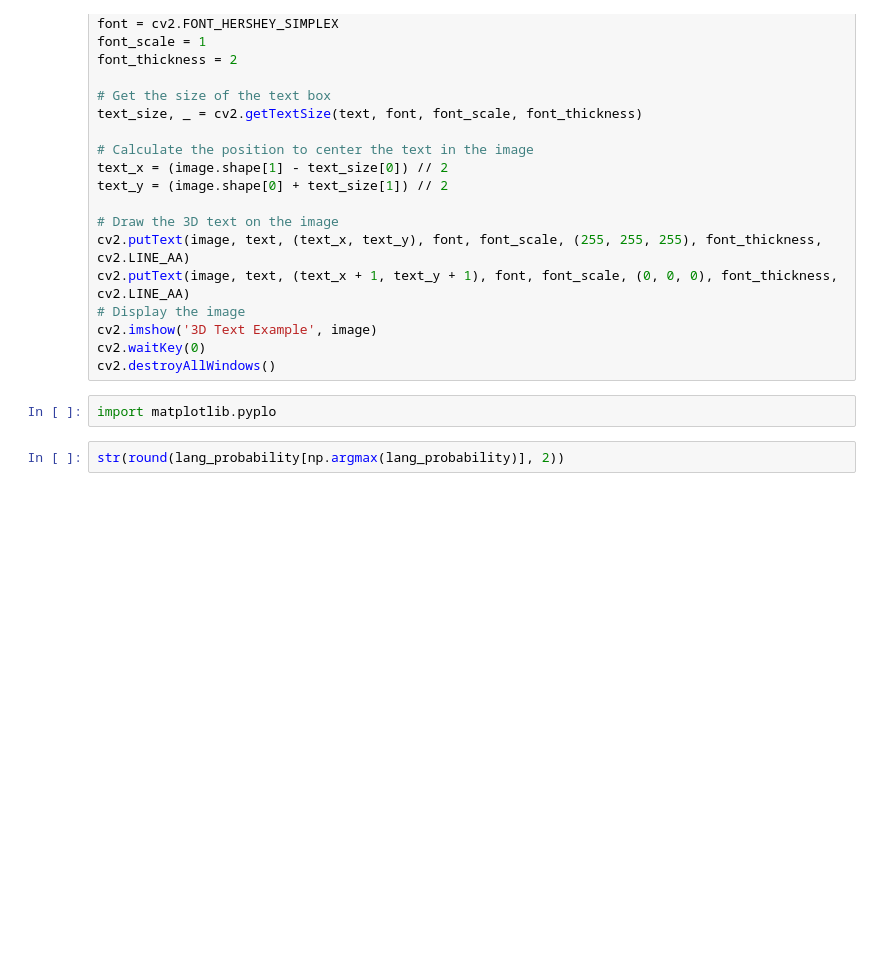
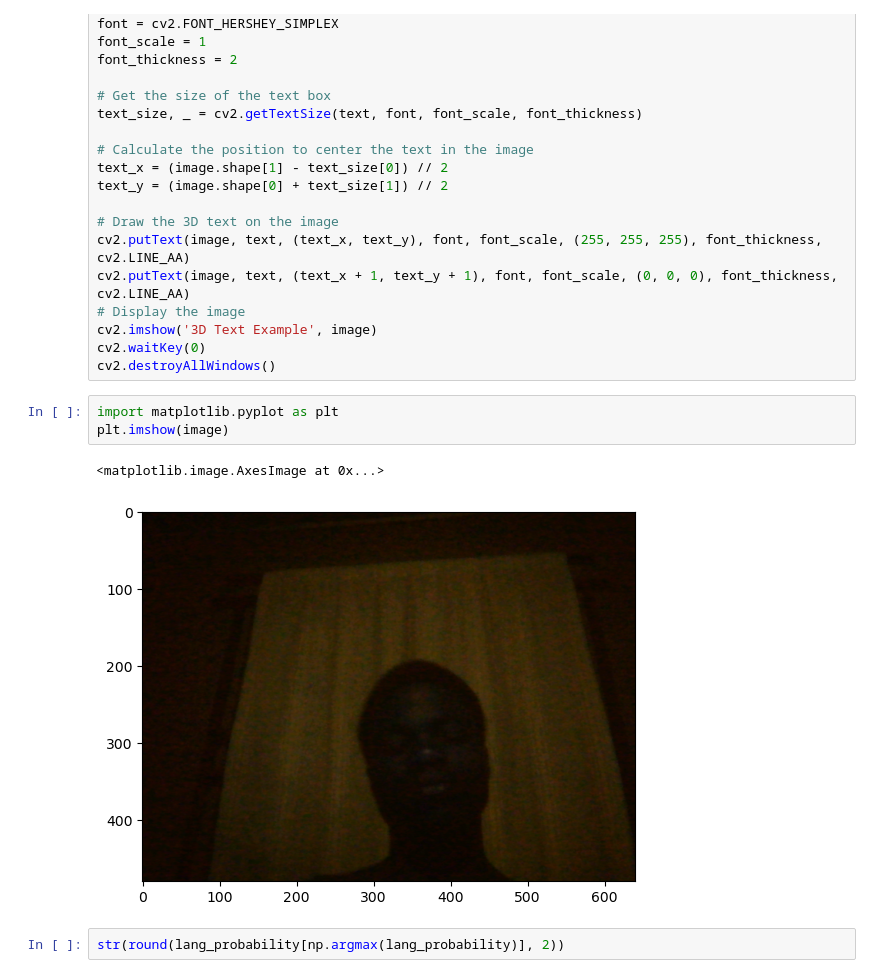
Before and after one commit to Sikirulahi1/GestureLang-SignLanguage_Detection, a Jupyter notebook: Training.ipynb, the cells around one changed output. Cells and saved outputs as stored; diff of their text form; blank space fills up the shorter version.

```diff
--- a/Training.ipynb
+++ b/Training.ipynb
@@ -444,8 +444,12 @@ cv2.putText(image, text, (text_x + 1, text_y + 1), font, font_scale, (0, 0, 0),
 cv2.imshow('3D Text Example', image)
 cv2.waitKey(0)
 cv2.destroyAllWindows()
-# %%
-import matplotlib.pyplo
+# %%
+import matplotlib.pyplot as plt
+plt.imshow(image)
+# %% [output]
+<matplotlib.image.AxesImage at 0x...>
+[figure, added]
 # %%
 str(round(lang_probability[np.argmax(lang_probability)], 2))
 # %% [output]
```
